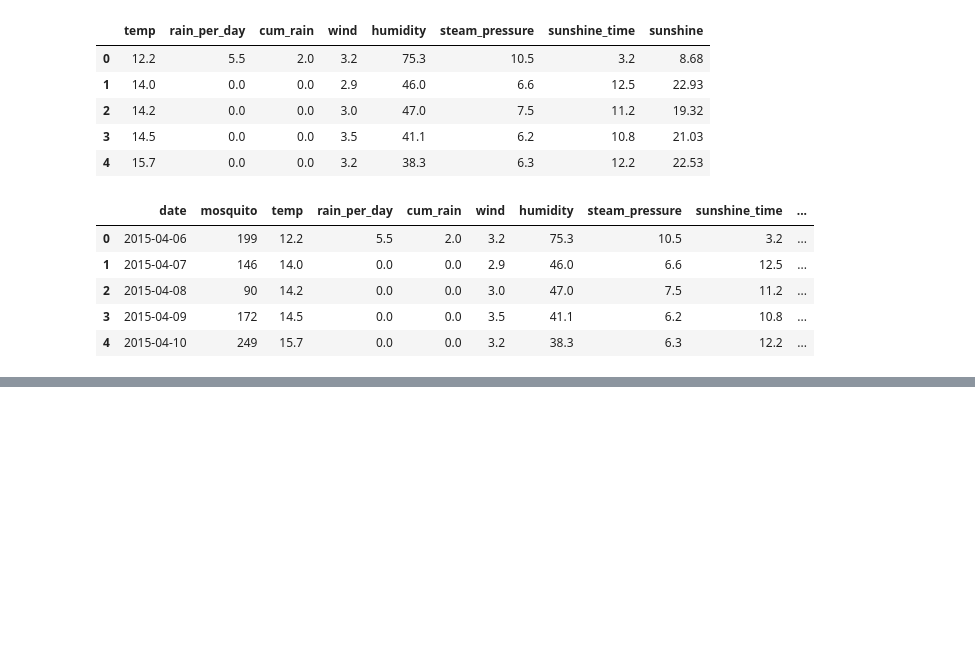
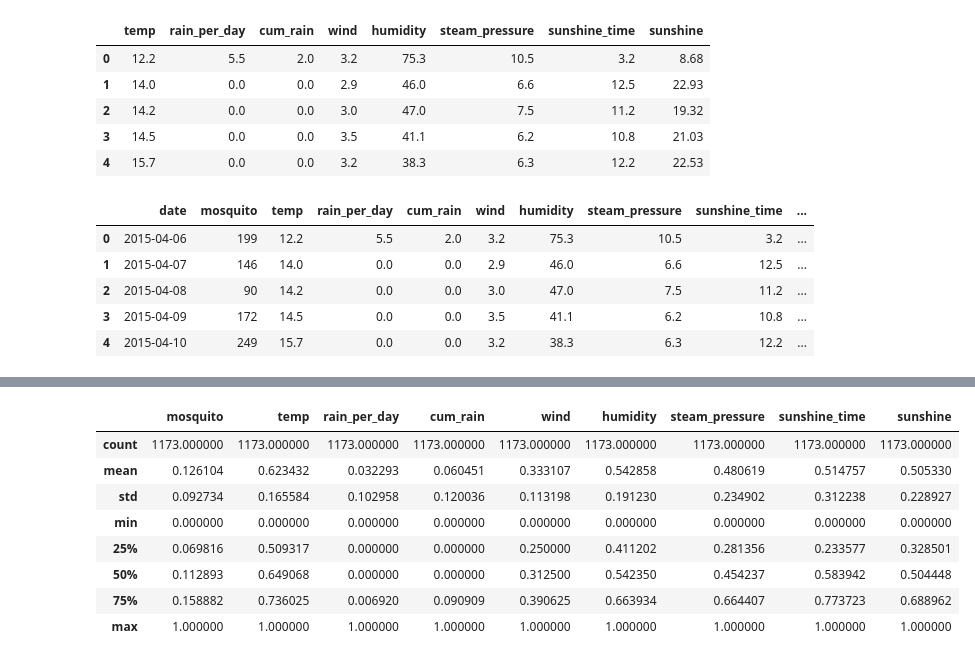
Before and after one commit to gentle-potato/21KDT-Project, a Jupyter notebook: DataAnalysis&Visualization/기후 데이터를 활용한 모기 발생 예보/작업/Data Preprocessing.ipynb, the cells around one changed output, grey strips where cells are left out. Drawn from its saved outputs; the diff is of its cells as text; code cells hidden in the pictures; blank space fills up the shorter version.

```diff
--- a/DataAnalysis&Visualization/기후 데이터를 활용한 모기 발생 예보/작업/Data Preprocessing.ipynb
+++ b/DataAnalysis&Visualization/기후 데이터를 활용한 모기 발생 예보/작업/Data Preprocessing.ipynb
@@ -281,9 +296,9 @@ X_trans.head()
 | 3 | 9.9 | 7.0 | 4.0 | 3.6 | 69.5 | 8.5 | 1.1 | 3.64 |
 | 4 | 10.5 | 0.0 | 0.0 | 3.7 | 45.4 | 5.4 | 12.1 | 22.45 |
 # %%
-data = pd.concat([date, y, X_trans], axis=1)
+data2 = pd.concat([date, y, X_trans], axis=1)
 
-data.head()
+data2.head()
 # %% [output]
 |  | date | mosquito | temp | rain_per_day | cum_rain | wind | humidity | steam_pressure | sunshine_time | ... |
 | 0 | 2015-04-06 | 199 | 12.0 | 6.5 | 1.0 | 5.9 | 53.9 | 7.1 | 5.6 | ... |
@@ -440,0 +484,12 @@ data.to_csv('3. dms_seoul_14.csv')
+# %%
+df2_norm.describe()
+# %% [output]
+|  | mosquito | temp | rain_per_day | cum_rain | wind | humidity | steam_pressure | sunshine_time | sunshine |
+| count | 1173.000000 | 1173.000000 | 1173.000000 | 1173.000000 | 1173.000000 | 1173.000000 | 1173.000000 | 1173.000000 | 1173.000000 |
+| mean | 0.126104 | 0.623432 | 0.032293 | 0.060451 | 0.333107 | 0.542858 | 0.480619 | 0.514757 | 0.505330 |
+| std | 0.092734 | 0.165584 | 0.102958 | 0.120036 | 0.113198 | 0.191230 | 0.234902 | 0.312238 | 0.228927 |
+| min | 0.000000 | 0.000000 | 0.000000 | 0.000000 | 0.000000 | 0.000000 | 0.000000 | 0.000000 | 0.000000 |
+| 25% | 0.069816 | 0.509317 | 0.000000 | 0.000000 | 0.250000 | 0.411202 | 0.281356 | 0.233577 | 0.328501 |
+| 50% | 0.112893 | 0.649068 | 0.000000 | 0.000000 | 0.312500 | 0.542350 | 0.454237 | 0.583942 | 0.504448 |
+| 75% | 0.158882 | 0.736025 | 0.006920 | 0.090909 | 0.390625 | 0.663934 | 0.664407 | 0.773723 | 0.688962 |
+| max | 1.000000 | 1.000000 | 1.000000 | 1.000000 | 1.000000 | 1.000000 | 1.000000 | 1.000000 | 1.000000 |
```
Also changed, not shown: parts of 33 cells of this notebook, 6 other files.
